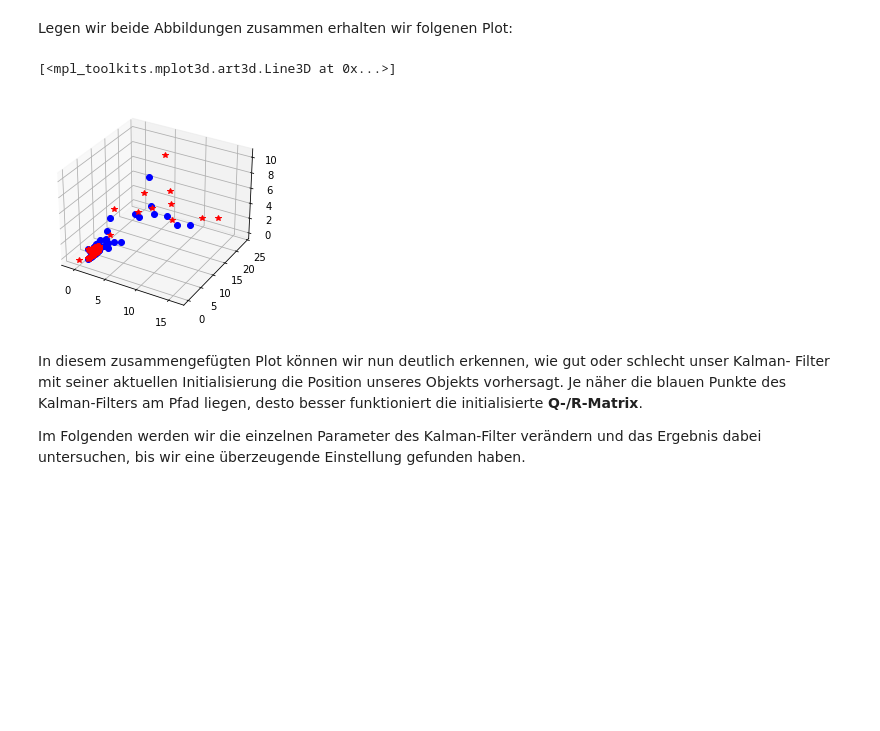
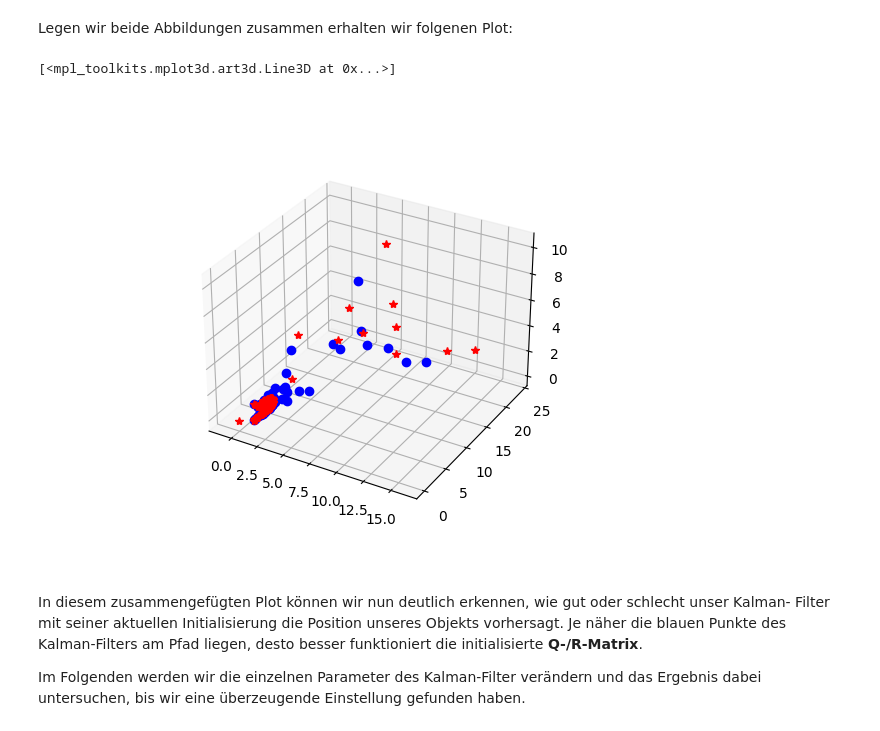
Before and after one commit to goseind/kalman-filter-dbscan, a Jupyter notebook: Abgabe/PML-Bericht Christian.ipynb, the cells around one changed output. Drawn from its saved outputs; the diff is of its cells as text; code cells hidden in the pictures; blank space fills up the shorter version.

```diff
--- a/Abgabe/PML-Bericht Christian.ipynb
+++ b/Abgabe/PML-Bericht Christian.ipynb
@@ -55,7 +55,8 @@ import copy
 from collections import deque
 from ipywidgets import *
 from collections import deque
-%matplotlib inline
+%matplotlib widget
+plt.style.use('classic')
 # %% [markdown]
 ## Einleitung <a name="p1"></a>
 # %% [markdown]
@@ -705,13 +706,13 @@ ax2.plot3D(Detections[:,0], Detections[:,1], Detections[:,2], 'r*')
 # %% [markdown]
 Legen wir beide Abbildungen zusammen erhalten wir folgenen Plot:
 # %%
-fig = plt.figure()
+fig = plt.figure(facecolor='w')
 ax = plt.axes(projection='3d')
 ax.plot3D(T1[:,0], T1[:,1], T1[:,2], 'bo')
 ax.plot3D(Detections[:,0], Detections[:,1], Detections[:,2], 'r*')
 # %% [output]
 [<mpl_toolkits.mplot3d.art3d.Line3D at 0x...>]
-[figure, old version]
+[figure, new version]
 # %% [markdown]
 In diesem zusammengefügten Plot können wir nun deutlich erkennen, wie gut oder schlecht unser Kalman- Filter mit seiner aktuellen Initialisierung die Position unseres Objekts vorhersagt. Je näher die blauen Punkte des Kalman-Filters am Pfad liegen, desto besser funktioniert die initialisierte **Q-/R-Matrix**.
 
```
Also changed, not shown: parts of 13 cells of this notebook, 7 other files.
